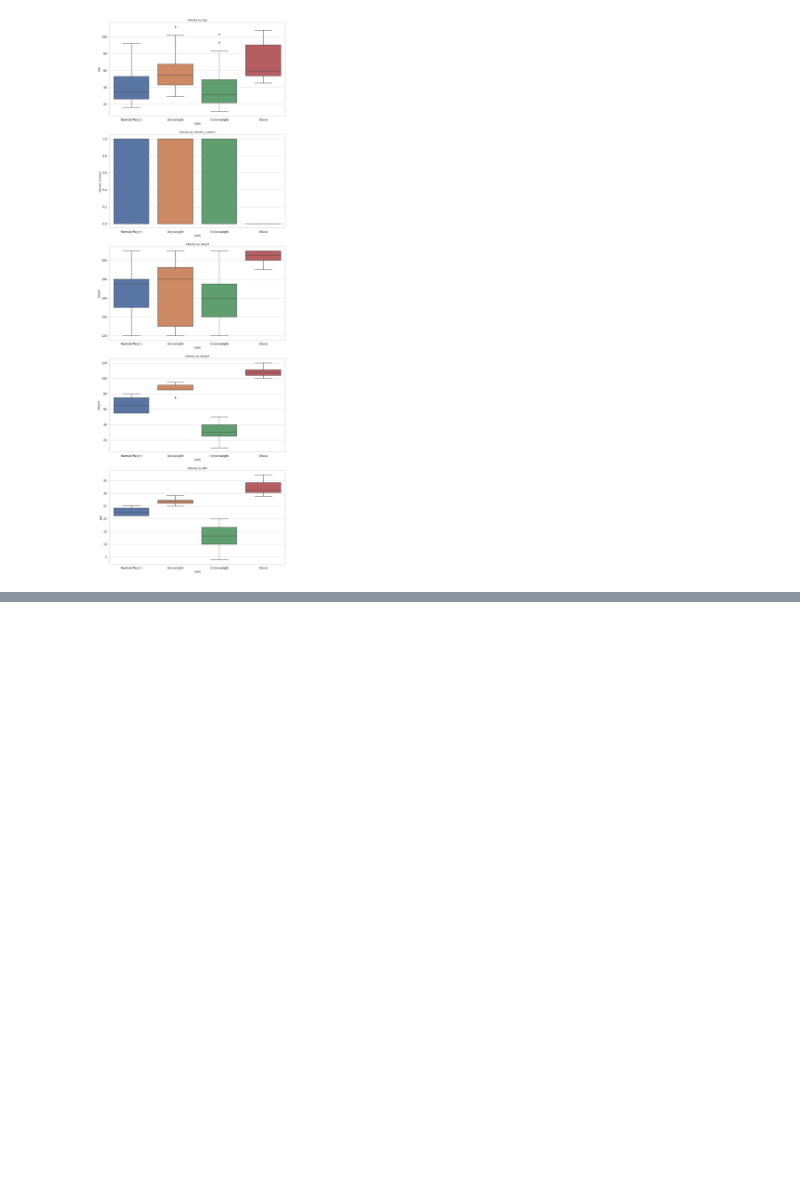
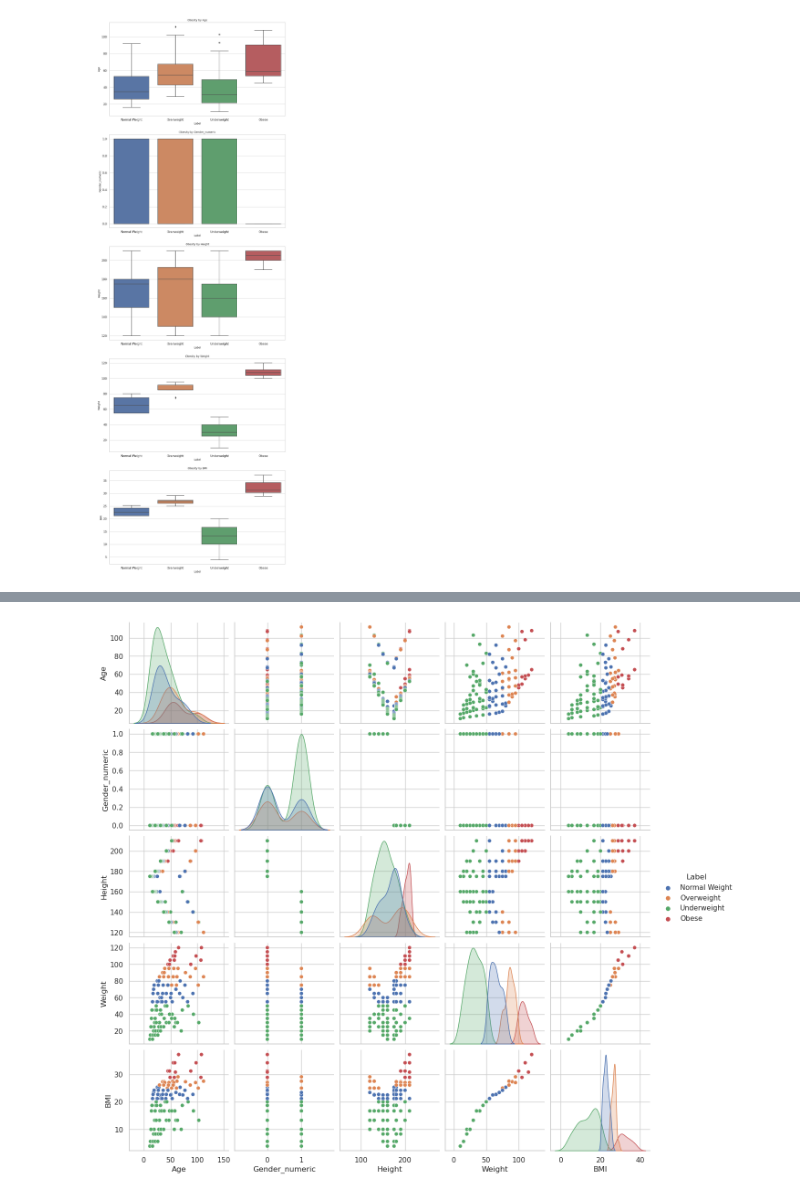
Before and after one commit to jahidul39306/obese-classification-kaggle, a Jupyter notebook: obesity-classication.ipynb, the cells around one changed output, grey strips where cells are left out. Drawn from its saved outputs; the diff is of its cells as text; code cells hidden in the pictures; blank space fills up the shorter version.

```diff
--- a/obesity-classication.ipynb
+++ b/obesity-classication.ipynb
@@ -182,0 +204,7 @@ for fe, x in zip(count_plt, range(0,len(count_plt))):
+# %%
+count_plt = ['Age', 'Gender_numeric', 'Height', 'Weight', 'BMI', 'Label']
+# %%
+sns.pairplot(df[count_plt], hue="Label")
+plt.show()
+# %% [output]
+[figure, added]
```
Also changed, not shown: parts of 4 cells of this notebook.
